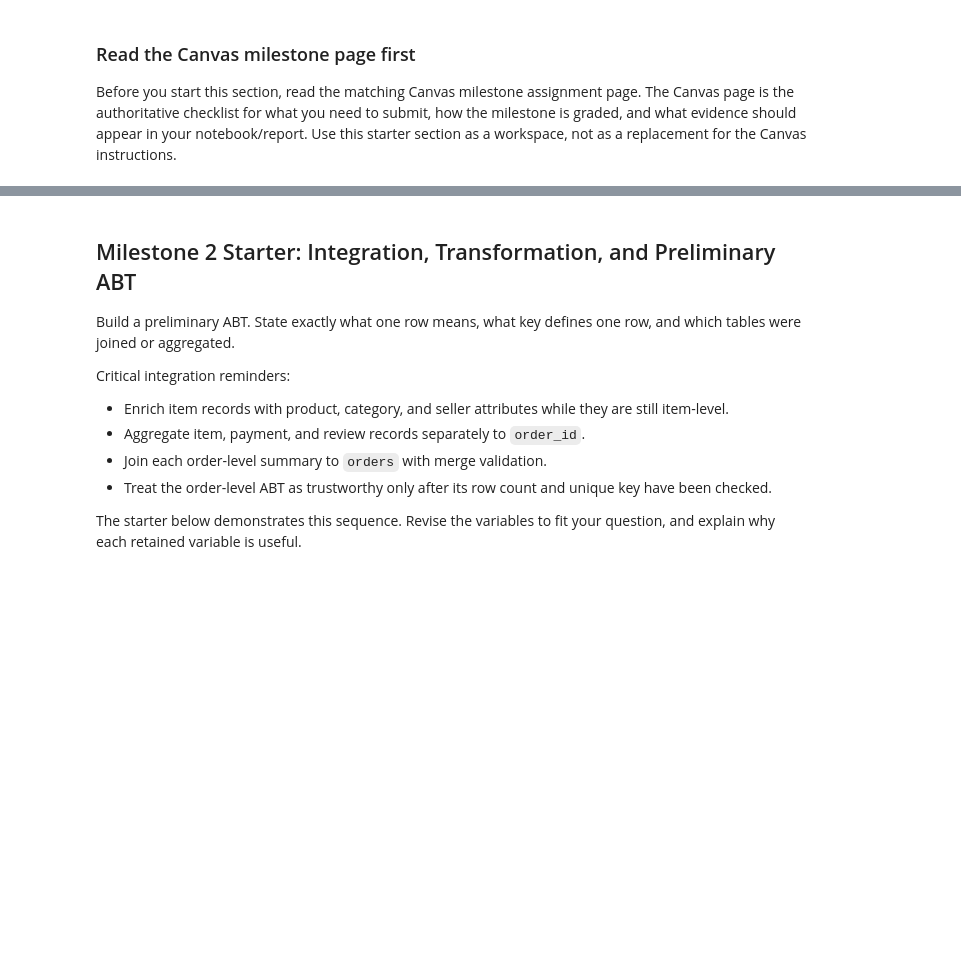
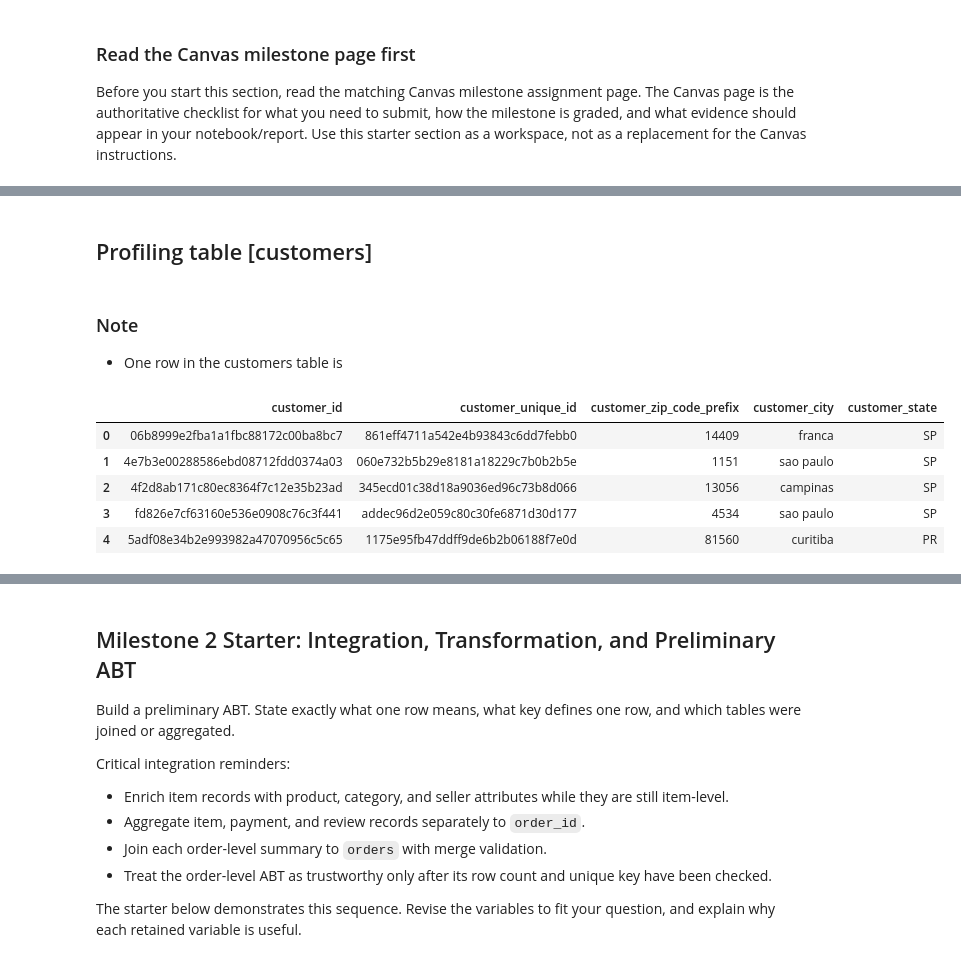
Before and after one commit to Jade-Jung/ban6003-project-option-2-hyejung-jung, a Jupyter notebook: notebooks/olist_project_starter.ipynb, the cells around one changed output, grey strips where cells are left out. Drawn from its saved outputs; the diff is of its cells as text; code cells hidden in the pictures; blank space fills up the shorter version.

```diff
--- a/notebooks/olist_project_starter.ipynb
+++ b/notebooks/olist_project_starter.ipynb
@@ -216,0 +400,14 @@ for name, df in tables.items():
+# %% [markdown]
+## Profiling table [customers]
+# %% [markdown]
+### Note
+- One row in the customers table is
+# %%
+customers.head()
+# %% [output]
+|  | customer_id | customer_unique_id | customer_zip_code_prefix | customer_city | customer_state |
+| 0 | 06b8999e2fba1a1fbc88172c00ba8bc7 | 861eff4711a542e4b93843c6dd7febb0 | 14409 | franca | SP |
+| 1 | 4e7b3e00288586ebd08712fdd0374a03 | 060e732b5b29e8181a18229c7b0b2b5e | 1151 | sao paulo | SP |
+| 2 | 4f2d8ab171c80ec8364f7c12e35b23ad | 345ecd01c38d18a9036ed96c73b8d066 | 13056 | campinas | SP |
+| 3 | fd826e7cf63160e536e0908c76c3f441 | addec96d2e059c80c30fe6871d30d177 | 4534 | sao paulo | SP |
+| 4 | 5adf08e34b2e993982a47070956c5c65 | 1175e95fb47ddff9de6b2b06188f7e0d | 81560 | curitiba | PR |
```
Also changed, not shown: parts of 28 cells of this notebook.
